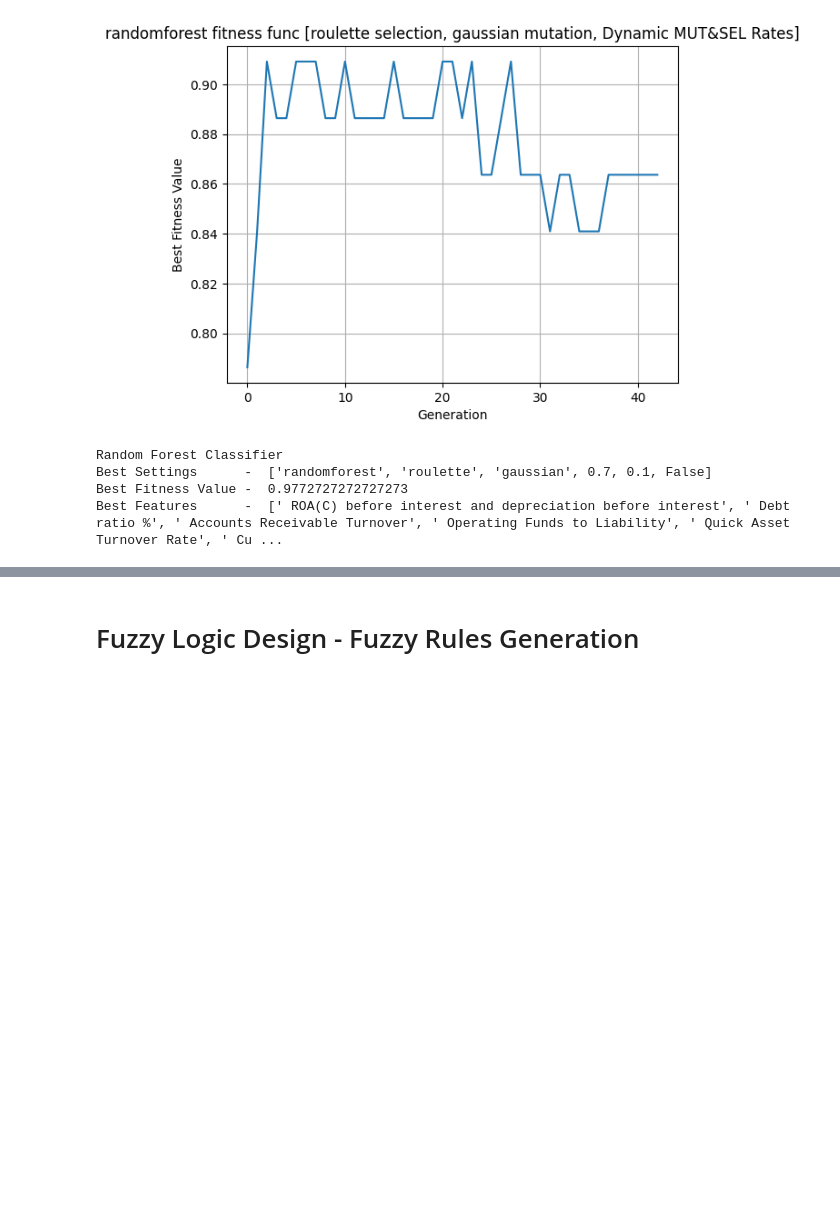
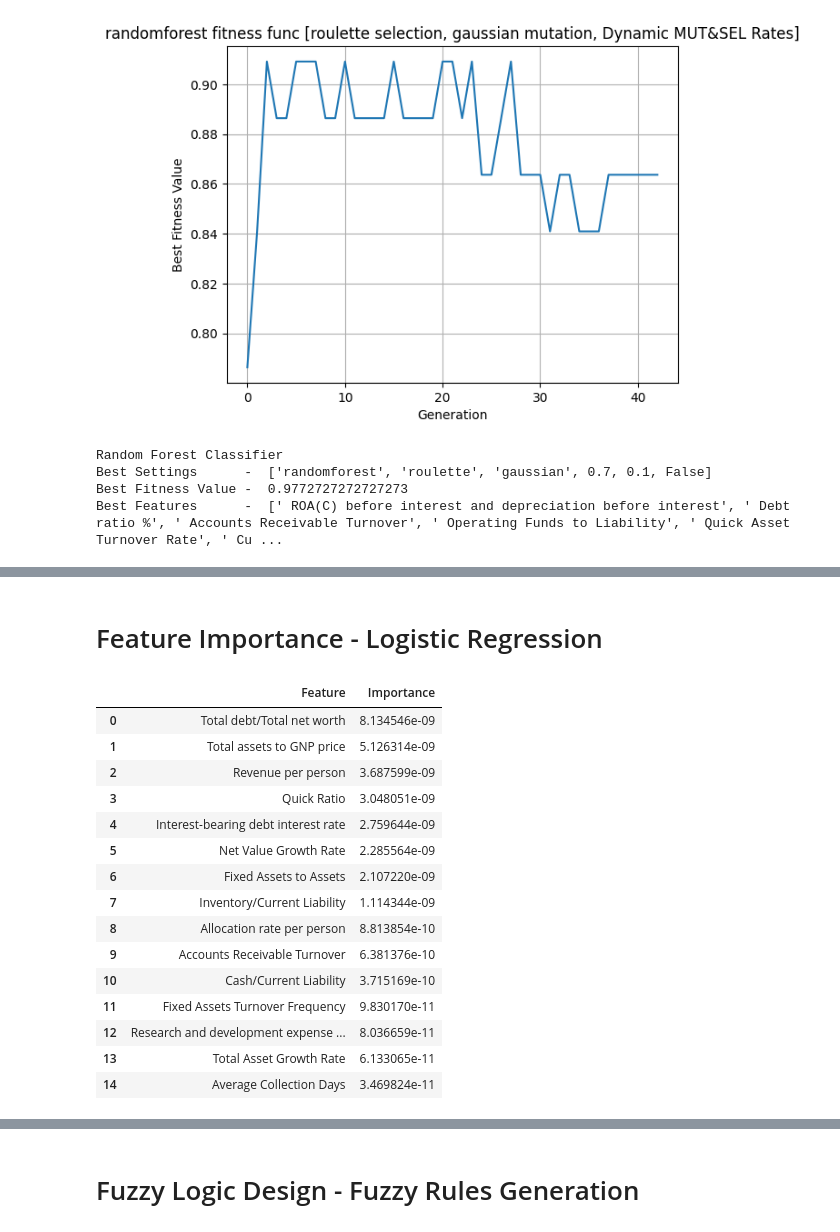
Before and after one commit to yeesem/Soft-Computing, a Jupyter notebook: Assignment_3_Evolutionary_Computing.ipynb, the cells around one changed output, grey strips where cells are left out. Saved outputs shown, nothing was run; the diff lists cells and outputs as text; code cells hidden in the pictures; blank space fills up the shorter version.

```diff
--- a/Assignment_3_Evolutionary_Computing.ipynb
+++ b/Assignment_3_Evolutionary_Computing.ipynb
@@ -701,0 +795,37 @@ Best Features      -  [' ROA(C) before interest and depreciation before interest
+# %% [markdown]
+# Feature Importance - Logistic Regression
+# %%
+# Train a Logistic Regression model
+lr_feature_importance_model = LogisticRegression(max_iter=1000)
+lr_feature_importance_model.fit(X_train, y_train)
+
+# Get feature importances (absolute values of coefficients)
+importances = np.abs(lr_feature_importance_model.coef_[0])
+
+# Create a DataFrame for better visualization
+lr_feature_importance_df = pd.DataFrame({
+    'Feature': X.columns,
+    'Importance': importances
+}).sort_values(by='Importance', ascending=False)
+
+lr_feature_importance_df.reset_index(drop=True, inplace=True)
+
+# Print the DataFrame to see the top 15 feature importances
+lr_feature_importance_df.head(15)
+# %% [output]
+|  | Feature | Importance |
+| 0 | Total debt/Total net worth | 8.134546e-09 |
+| 1 | Total assets to GNP price | 5.126314e-09 |
+| 2 | Revenue per person | 3.687599e-09 |
+| 3 | Quick Ratio | 3.048051e-09 |
+| 4 | Interest-bearing debt interest rate | 2.759644e-09 |
+| 5 | Net Value Growth Rate | 2.285564e-09 |
+| 6 | Fixed Assets to Assets | 2.107220e-09 |
+| 7 | Inventory/Current Liability | 1.114344e-09 |
+| 8 | Allocation rate per person | 8.813854e-10 |
+| 9 | Accounts Receivable Turnover | 6.381376e-10 |
+| 10 | Cash/Current Liability | 3.715169e-10 |
+| 11 | Fixed Assets Turnover Frequency | 9.830170e-11 |
+| 12 | Research and development expense ... | 8.036659e-11 |
+| 13 | Total Asset Growth Rate | 6.133065e-11 |
+| 14 | Average Collection Days | 3.469824e-11 |
```
Also changed, not shown: parts of 9 cells of this notebook.
